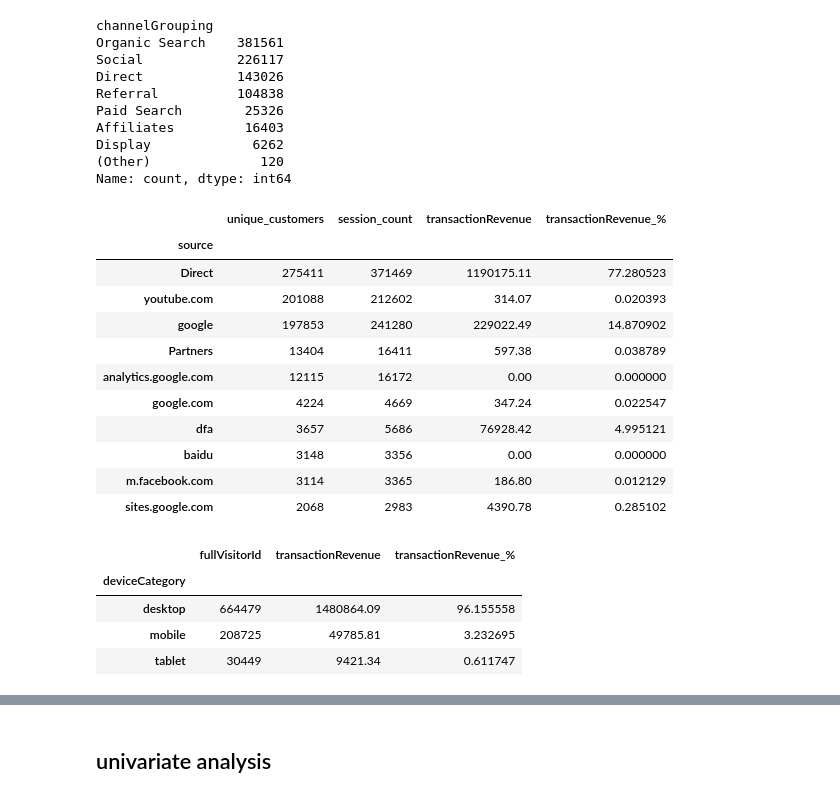
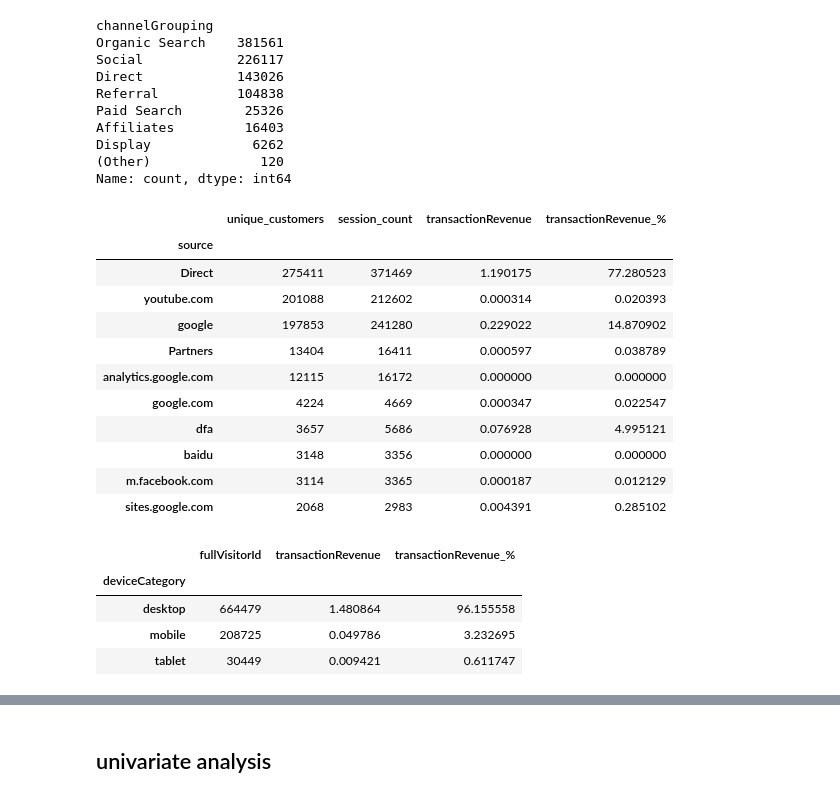
Before and after one commit to karthik-manikulam/GA360-Funnel-Analysis, a Jupyter notebook: Untitled.ipynb, the cells around one changed output, grey strips where cells are left out. Cells and saved outputs as stored; diff of their text form; code cells hidden in the pictures.

```diff
--- a/Untitled.ipynb
+++ b/Untitled.ipynb
@@ -277,25 +296,25 @@ Name: count, dtype: int64
 # %%
 source_summary = users.groupby("source").agg(
     unique_customers=("fullVisitorId", "nunique"),
     session_count=("fullVisitorId", "count"),
     transactionRevenue=("transactionRevenue", "sum")
 ).sort_values(by="unique_customers", ascending=False)
-
+total_transaction=users["transactionRevenue"].sum()
 source_summary["transactionRevenue_%"] = source_summary["transactionRevenue"] * 100 / total_transaction
 source_summary.head(10)
 # %% [output]
 |  | unique_customers | session_count | transactionRevenue | transactionRevenue_% |
 | source |  |  |  |  |
-| Direct | 275411 | 371469 | 1190175.11 | 77.280523 |
-| youtube.com | 201088 | 212602 | 314.07 | 0.020393 |
-| google | 197853 | 241280 | 229022.49 | 14.870902 |
-| Partners | 13404 | 16411 | 597.38 | 0.038789 |
-| analytics.google.com | 12115 | 16172 | 0.00 | 0.000000 |
-| google.com | 4224 | 4669 | 347.24 | 0.022547 |
-| dfa | 3657 | 5686 | 76928.42 | 4.995121 |
-| baidu | 3148 | 3356 | 0.00 | 0.000000 |
-| m.facebook.com | 3114 | 3365 | 186.80 | 0.012129 |
-| sites.google.com | 2068 | 2983 | 4390.78 | 0.285102 |
+| Direct | 275411 | 371469 | 1.190175 | 77.280523 |
+| youtube.com | 201088 | 212602 | 0.000314 | 0.020393 |
+| google | 197853 | 241280 | 0.229022 | 14.870902 |
+| Partners | 13404 | 16411 | 0.000597 | 0.038789 |
+| analytics.google.com | 12115 | 16172 | 0.000000 | 0.000000 |
+| google.com | 4224 | 4669 | 0.000347 | 0.022547 |
+| dfa | 3657 | 5686 | 0.076928 | 4.995121 |
+| baidu | 3148 | 3356 | 0.000000 | 0.000000 |
+| m.facebook.com | 3114 | 3365 | 0.000187 | 0.012129 |
+| sites.google.com | 2068 | 2983 | 0.004391 | 0.285102 |
 # %%
 device_summary=users.groupby("deviceCategory").agg({"fullVisitorId":"count","transactionRevenue":"sum"}).sort_values(by="fullVisitorId",ascending=False)
 device_summary["transactionRevenue_%"]=device_summary["transactionRevenue"]*100/total_transaction
@@ -303,9 +322,9 @@ device_summary.head(5)
 # %% [output]
 |  | fullVisitorId | transactionRevenue | transactionRevenue_% |
 | deviceCategory |  |  |  |
-| desktop | 664479 | 1480864.09 | 96.155558 |
-| mobile | 208725 | 49785.81 | 3.232695 |
-| tablet | 30449 | 9421.34 | 0.611747 |
+| desktop | 664479 | 1.480864 | 96.155558 |
+| mobile | 208725 | 0.049786 | 3.232695 |
+| tablet | 30449 | 0.009421 | 0.611747 |
 # %%
 total_transaction = users["transactionRevenue"].sum()
 
```
Also changed, not shown: parts of 39 cells of this notebook.
